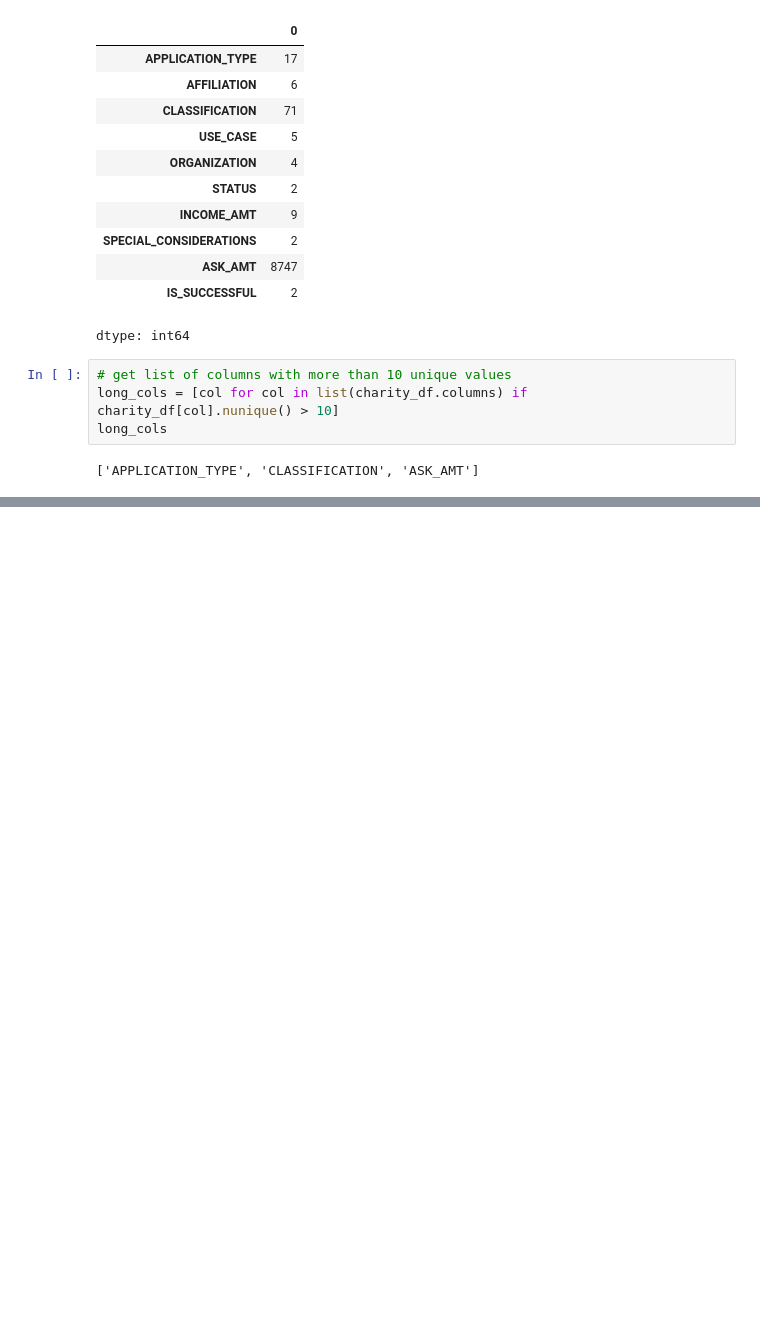
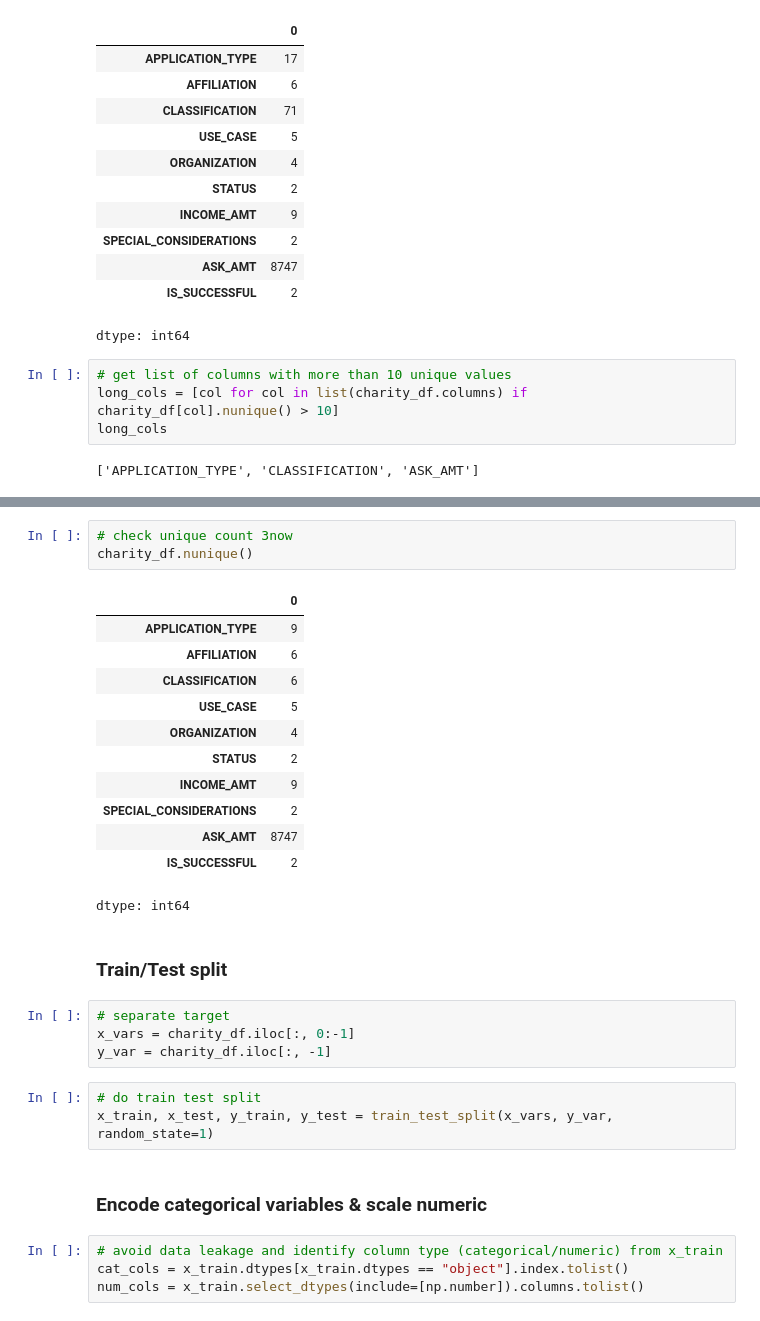
Before and after one commit to brianna-mitri/deep-learning-challenge, a Jupyter notebook: charity_nn_modeling.ipynb, the cells around one changed output, grey strips where cells are left out. Drawn from its saved outputs; the diff is of its cells as text; blank space fills up the shorter version.

```diff
--- a/charity_nn_modeling.ipynb
+++ b/charity_nn_modeling.ipynb
@@ -101,0 +95,31 @@ dtype: int64
+# %%
+# check unique count 3now
+charity_df.nunique()
+# %% [output]
+|  | 0 |
+| APPLICATION_TYPE | 9 |
+| AFFILIATION | 6 |
+| CLASSIFICATION | 6 |
+| USE_CASE | 5 |
+| ORGANIZATION | 4 |
+| STATUS | 2 |
+| INCOME_AMT | 9 |
+| SPECIAL_CONSIDERATIONS | 2 |
+| ASK_AMT | 8747 |
+| IS_SUCCESSFUL | 2 |
+dtype: int64
+# %% [markdown]
+### Train/Test split
+# %%
+# separate target
+x_vars = charity_df.iloc[:, 0:-1]
+y_var = charity_df.iloc[:, -1]
+# %%
+# do train test split
+x_train, x_test, y_train, y_test = train_test_split(x_vars, y_var, random_state=1)
+# %% [markdown]
+### Encode categorical variables & scale numeric
+# %%
+# avoid data leakage and identify column type (categorical/numeric) from x_train
+cat_cols = x_train.dtypes[x_train.dtypes == "object"].index.tolist()
+num_cols = x_train.select_dtypes(include=[np.number]).columns.tolist()
```
Also changed, not shown: parts of 8 cells of this notebook.
